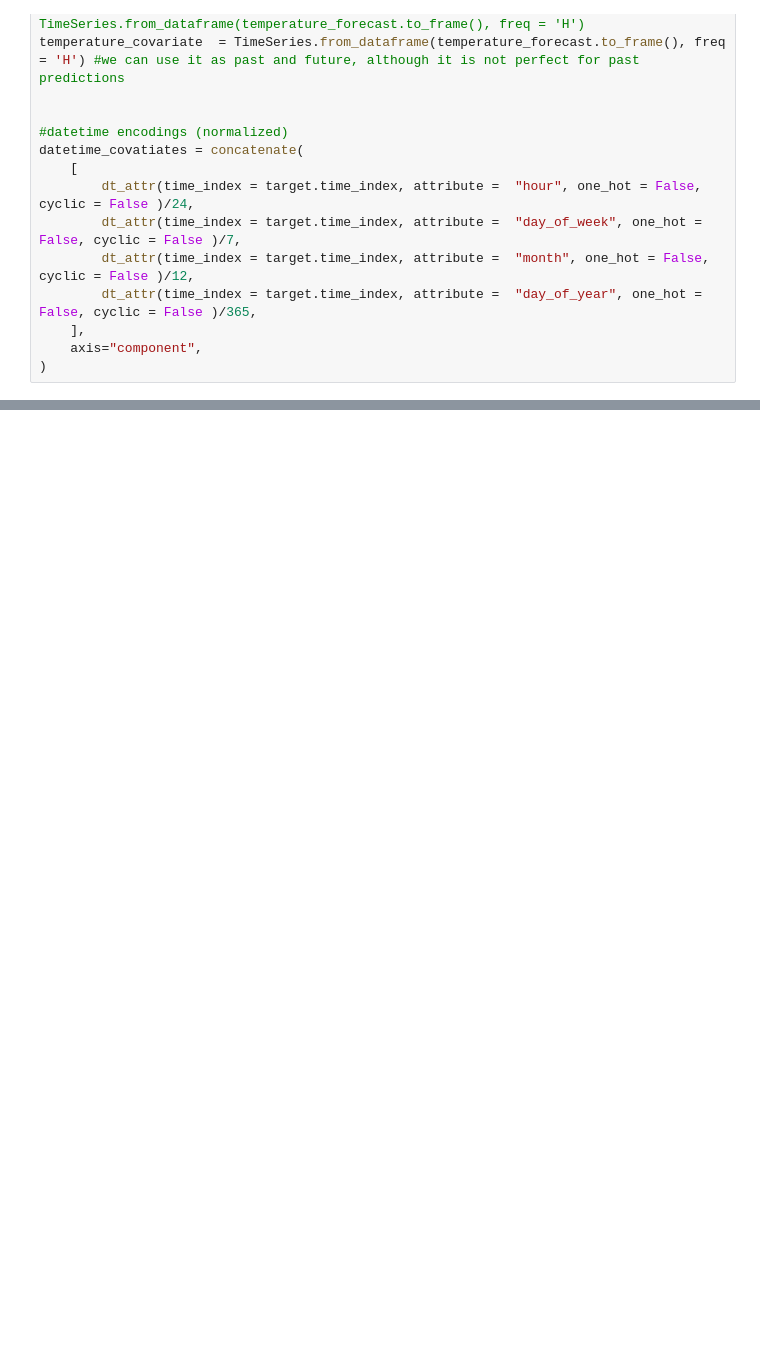
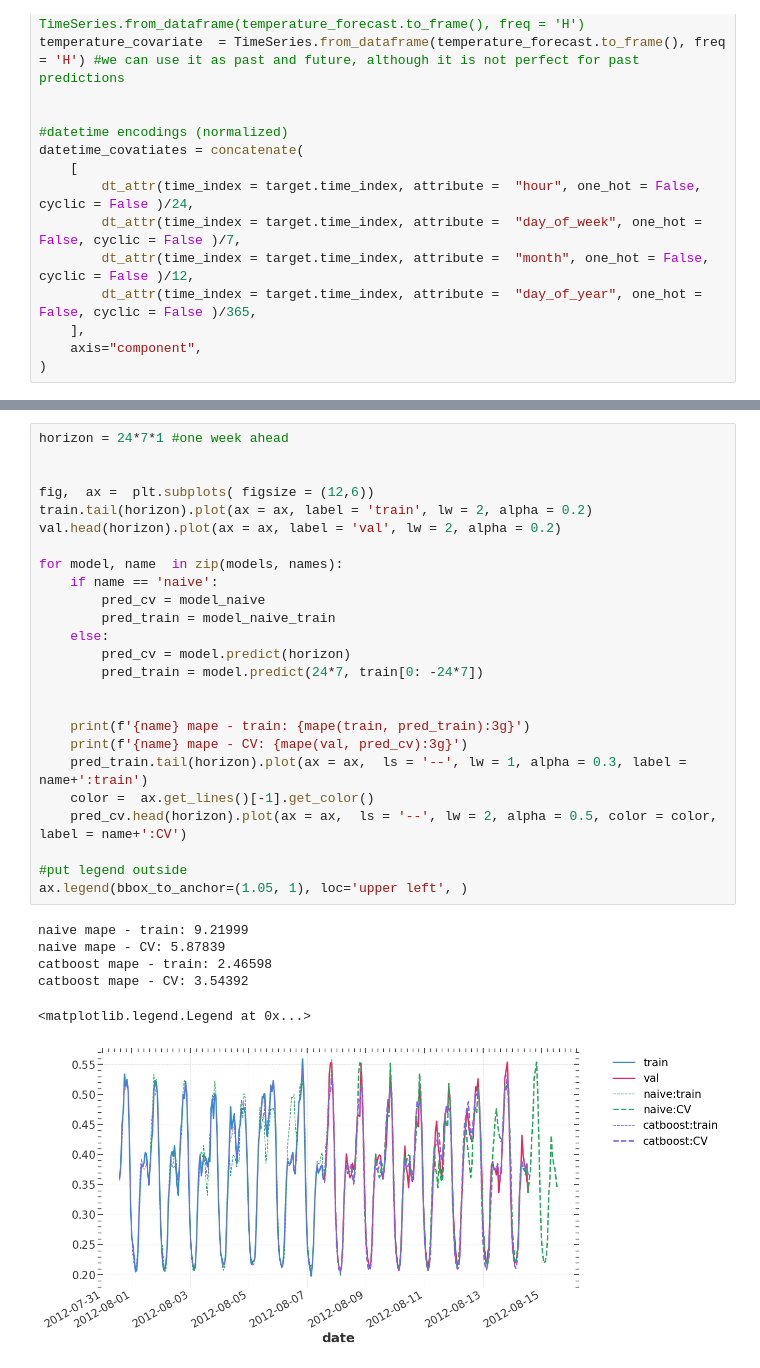
Before and after one commit to SergeiDBykov/swarm_energAIser, a Jupyter notebook: 1_exploratory_analysis/2_london/2_london_modelling.ipynb, the cells around one changed output, grey strips where cells are left out. Saved outputs shown, nothing was run; the diff lists cells and outputs as text; blank space fills up the shorter version.

```diff
--- a/1_exploratory_analysis/2_london/2_london_modelling.ipynb
+++ b/1_exploratory_analysis/2_london/2_london_modelling.ipynb
@@ -113,0 +142,32 @@ test.plot(ax = ax)
+# %%
+horizon = 24*7*1 #one week ahead
+
+
+fig,  ax =  plt.subplots( figsize = (12,6))
+train.tail(horizon).plot(ax = ax, label = 'train', lw = 2, alpha = 0.2)
+val.head(horizon).plot(ax = ax, label = 'val', lw = 2, alpha = 0.2)
+
+for model, name  in zip(models, names):
+    if name == 'naive':
+        pred_cv = model_naive
+        pred_train = model_naive_train
+    else:
+        pred_cv = model.predict(horizon)
+        pred_train = model.predict(24*7, train[0: -24*7])
+
+
+    print(f'{name} mape - train: {mape(train, pred_train):3g}')
+    print(f'{name} mape - CV: {mape(val, pred_cv):3g}')
+    pred_train.tail(horizon).plot(ax = ax,  ls = '--', lw = 1, alpha = 0.3, label = name+':train')
+    color =  ax.get_lines()[-1].get_color()
+    pred_cv.head(horizon).plot(ax = ax,  ls = '--', lw = 2, alpha = 0.5, color = color, label = name+':CV')
+
+#put legend outside
+ax.legend(bbox_to_anchor=(1.05, 1), loc='upper left', )
+# %% [output]
+naive mape - train: 9.21999
+naive mape - CV: 5.87839
+catboost mape - train: 2.46598
+catboost mape - CV: 3.54392
+<matplotlib.legend.Legend at 0x...>
+[figure, added]
```
Also changed, not shown: parts of 10 cells of this notebook, 6 other files.
